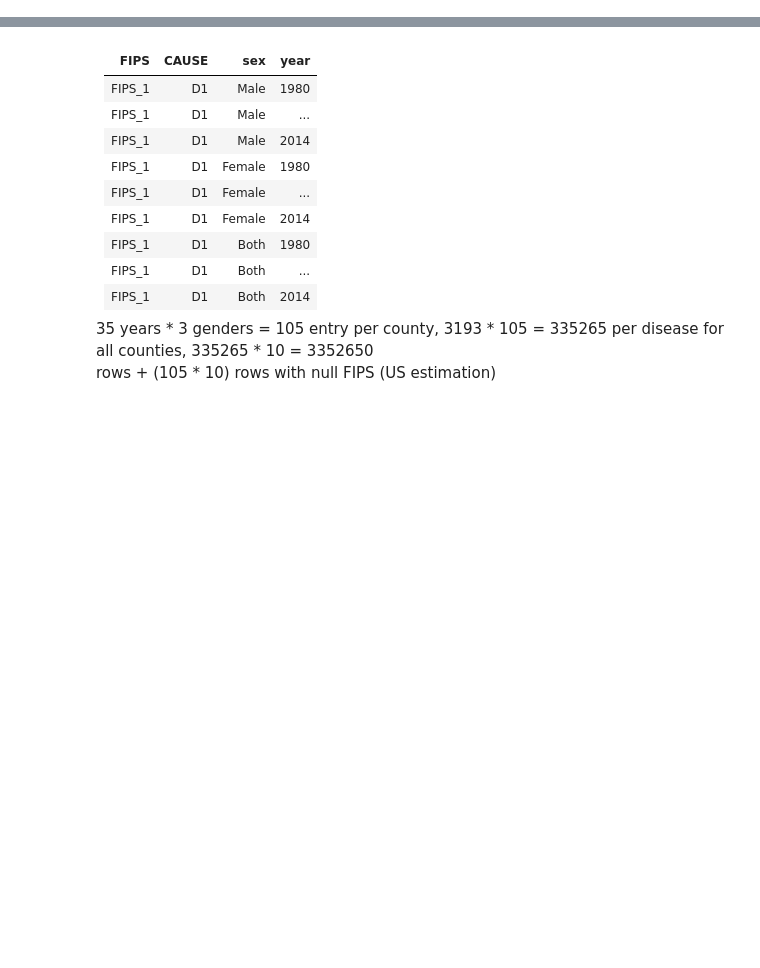
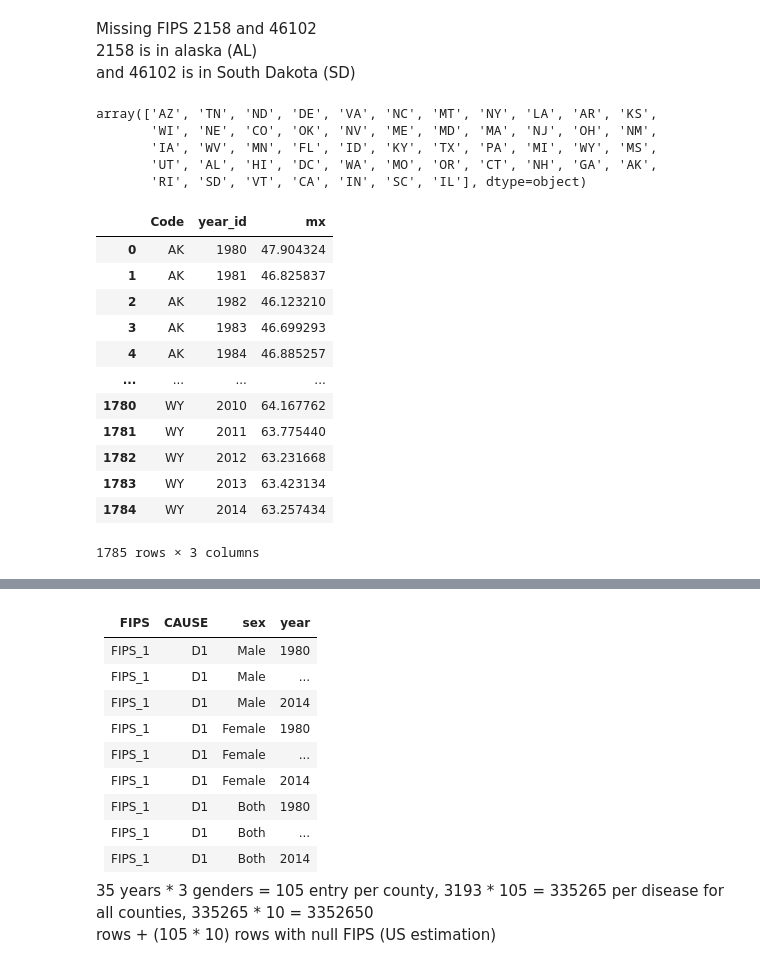
Before and after one commit to Cambn/Data-Open-2021-Central, a Jupyter notebook: disease_eda.ipynb, the cells around one changed output, grey strips where cells are left out. Saved outputs shown, nothing was run; the diff lists cells and outputs as text; code cells hidden in the pictures; blank space fills up the shorter version.

```diff
--- a/disease_eda.ipynb
+++ b/disease_eda.ipynb
@@ -32,0 +30,32 @@ Dataset makeup (it's very clean):
+# %%
+copd = resp.loc[(resp.sex == 'Both') & (resp.cause_name == 'Chronic obstructive pulmonary disease')].copy()
+# %%
+copd = copd.dropna(subset=['FIPS'])
+copd['FIPS'] = copd['FIPS'].astype(int)
+copd = copd.loc[copd['FIPS'] <= 78]
+# %%
+state_fips = pd.read_csv('data/state_fips_to_state.csv')
+# county_fips = pd.read_csv('data/county_fips_to_state.csv')
+state_fips.columns = ['state', 'FIPS', 'Code']
+state_fips['Code'] = state_fips['Code'].apply(lambda x: x.strip())
+# county_fips.columns = ['FIPS', 'county name', 'Code']
+# fips_lookup = state_fips[['FIPS','Code']].append(county_fips[['FIPS','Code']], ignore_index=True)
+# fips_lookup['Code'] = fips_lookup['Code'].apply(lambda x: x.strip())
+# fips_lookup = fips_lookup.append([{'FIPS': 2158, 'Code':'AL'}, {'FIPS': 46102, 'Code': 'SD'}], ignore_index=True)
+# fips_lookup.to_csv('data/fips_lookup.csv', index=False)
+
+# fips_lookup = pd.read_csv('data/fips_lookup.csv')
+# %% [markdown]
+Missing FIPS 2158 and 46102
+2158 is in alaska (AL)
+and 46102 is in South Dakota (SD)
+# %%
+copd_state = copd.merge(state_fips, how='left', on='FIPS')
+# %%
+copd_state['Code'].unique()
+# %% [output]
+array(['AZ', 'TN', 'ND', 'DE', 'VA', 'NC', 'MT', 'NY', 'LA', 'AR', 'KS',
+       'WI', 'NE', 'CO', 'OK', 'NV', 'ME', 'MD', 'MA', 'NJ', 'OH', 'NM',
+       'IA', 'WV', 'MN', 'FL', 'ID', 'KY', 'TX', 'PA', 'MI', 'WY', 'MS',
+       'UT', 'AL', 'HI', 'DC', 'WA', 'MO', 'OR', 'CT', 'NH', 'GA', 'AK',
+       'RI', 'SD', 'VT', 'CA', 'IN', 'SC', 'IL'], dtype=object)
@@ -32,0 +68,16 @@ Dataset makeup (it's very clean):
+# %%
+copd_state.groupby(['Code', 'year_id'])[['mx']].median().reset_index()
+# %% [output]
+|  | Code | year_id | mx |
+| 0 | AK | 1980 | 47.904324 |
+| 1 | AK | 1981 | 46.825837 |
+| 2 | AK | 1982 | 46.123210 |
+| 3 | AK | 1983 | 46.699293 |
+| 4 | AK | 1984 | 46.885257 |
+| ... | ... | ... | ... |
+| 1780 | WY | 2010 | 64.167762 |
+| 1781 | WY | 2011 | 63.775440 |
+| 1782 | WY | 2012 | 63.231668 |
+| 1783 | WY | 2013 | 63.423134 |
+| 1784 | WY | 2014 | 63.257434 |
+1785 rows × 3 columns
```
Also changed, not shown: parts of 19 cells of this notebook, 21 other files.
